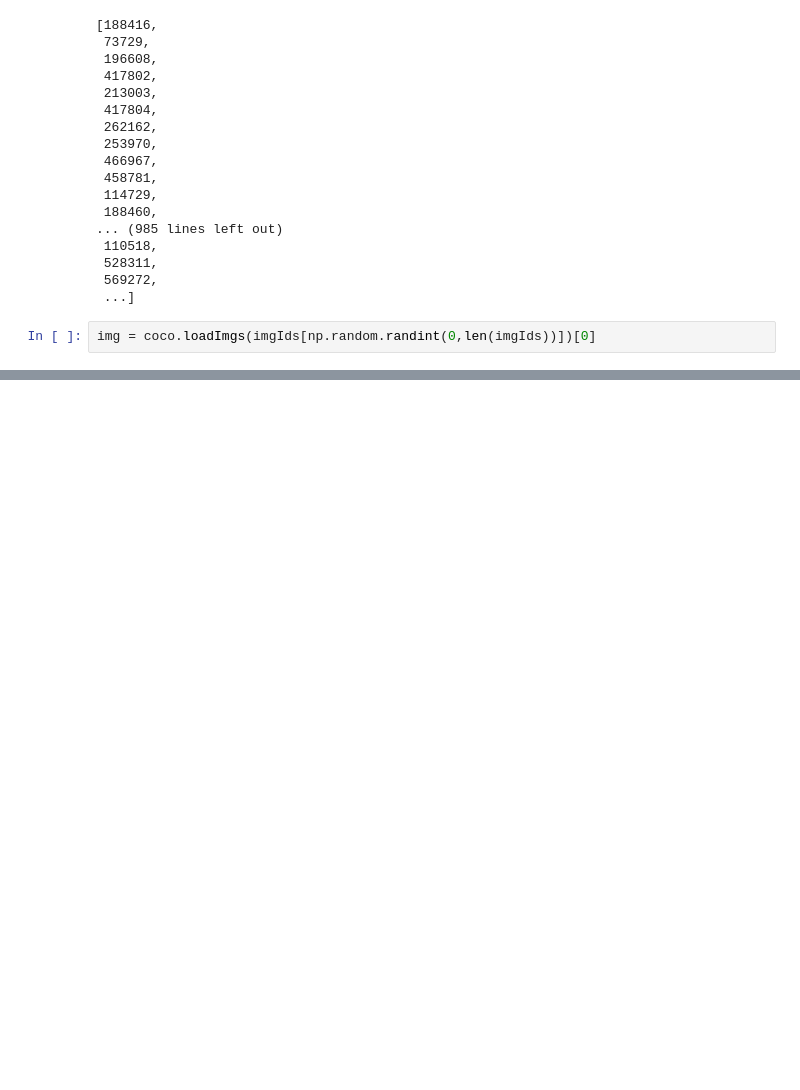
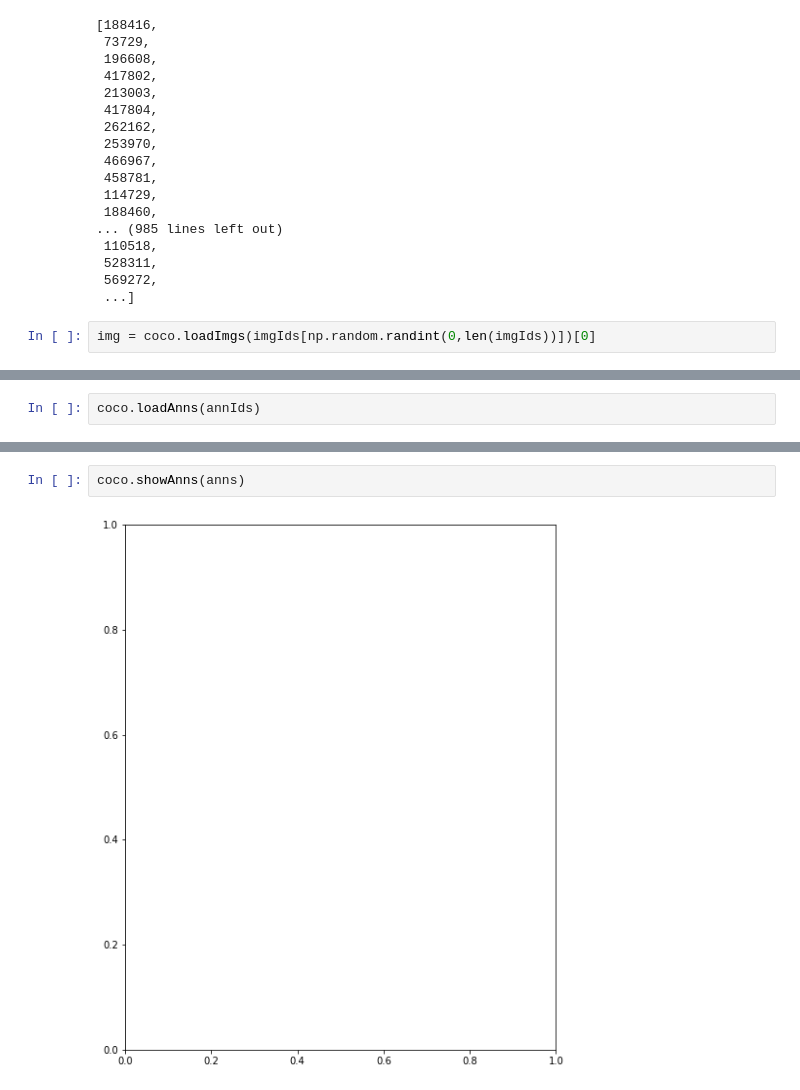
Before and after one commit to jacobeturpin/segment-it, a Jupyter notebook: train/coco-dataset.ipynb, the cells around one changed output, grey strips where cells are left out. Drawn from its saved outputs; the diff is of its cells as text; blank space fills up the shorter version.

```diff
--- a/train/coco-dataset.ipynb
+++ b/train/coco-dataset.ipynb
@@ -91,0 +107,2 @@ coco.showAnns(anns)
+# %%
+coco.loadAnns(annIds)
@@ -91,0 +127,4 @@ coco.showAnns(anns)
+# %%
+coco.showAnns(anns)
+# %% [output]
+[figure, added]
```
Also changed, not shown: parts of 9 cells of this notebook.
